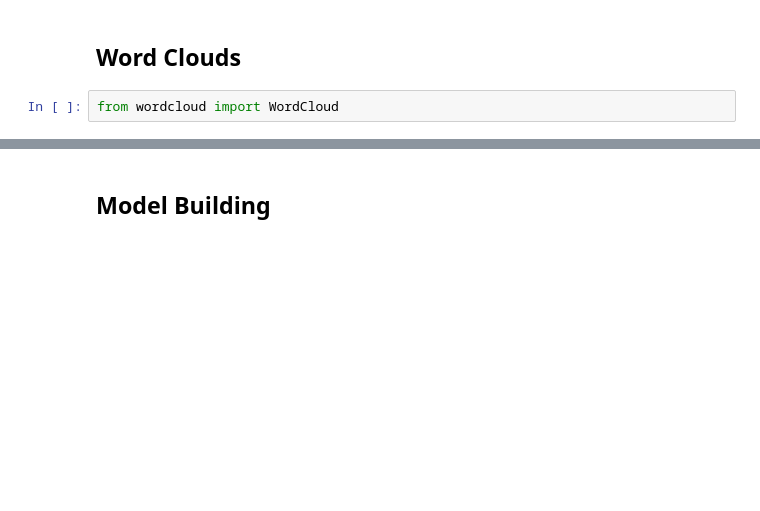
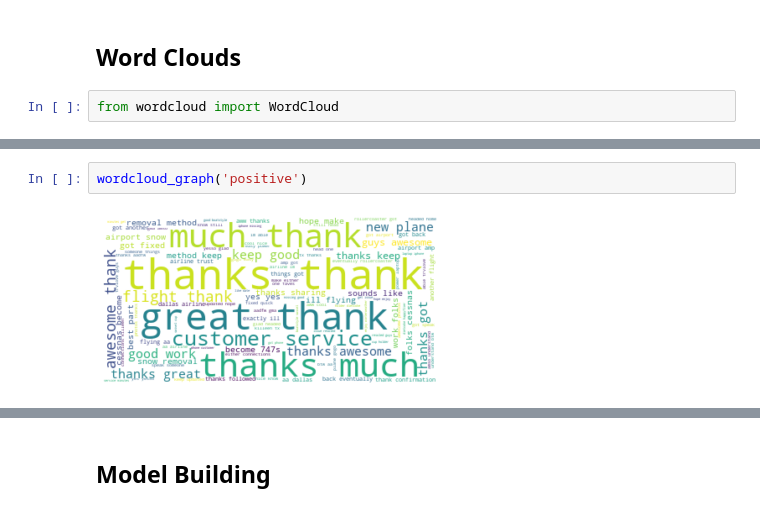
Before and after one commit to willjdew/Springboard, a Jupyter notebook: capstones/capstone_2-twitter_sentiment/notebooks/Twitter_US_Airline_ Sentiment.ipynb, the cells around one changed output, grey strips where cells are left out. Drawn from its saved outputs; the diff is of its cells as text; blank space fills up the shorter version.

```diff
--- a/capstones/capstone_2-twitter_sentiment/notebooks/Twitter_US_Airline_ Sentiment.ipynb
+++ b/capstones/capstone_2-twitter_sentiment/notebooks/Twitter_US_Airline_ Sentiment.ipynb
@@ -335,0 +321,4 @@ plt.show()
+# %%
+wordcloud_graph('positive')
+# %% [output]
+[figure, added]
```
Also changed, not shown: parts of 30 cells of this notebook.
